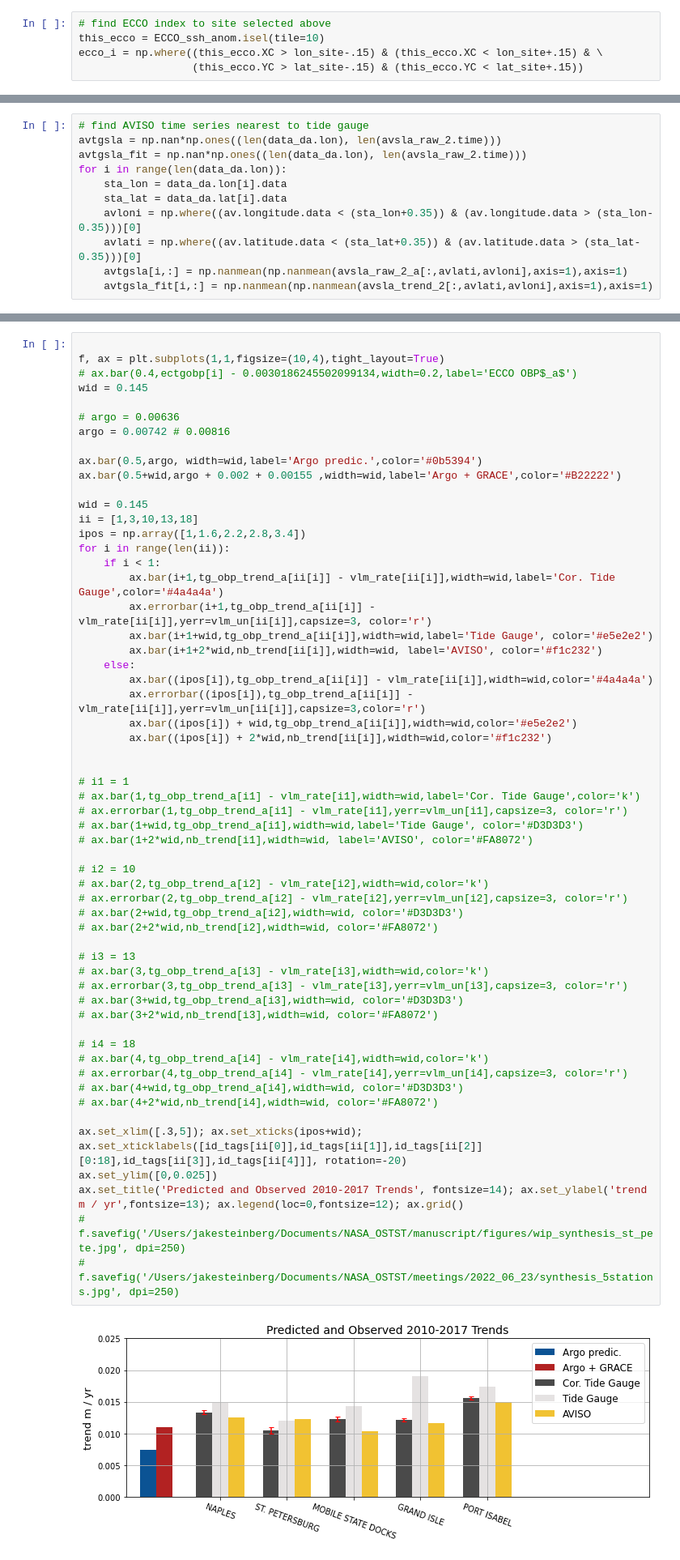
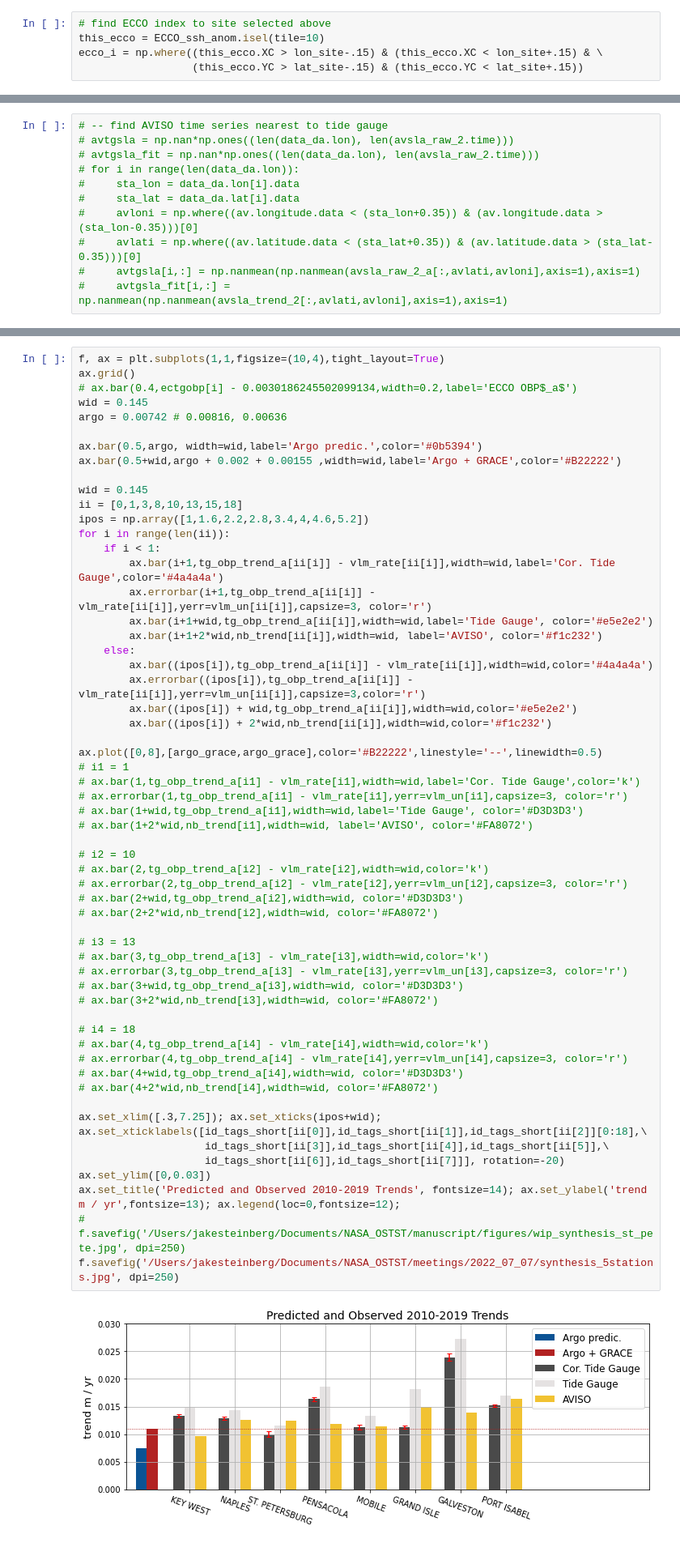
Before and after one commit to jakesteinberg/nasa_ostst, a Jupyter notebook: tide_gauge.ipynb, the cells around one changed output, grey strips where cells are left out. Shown at 81% size. Cells and saved outputs as stored; diff of their text form.

```diff
--- a/tide_gauge.ipynb
+++ b/tide_gauge.ipynb
@@ -473,11 +474,11 @@ for i in range(len(data_da.lon)):
 # %%
-# find AVISO time series nearest to tide gauge
-avtgsla = np.nan*np.ones((len(data_da.lon), len(avsla_raw_2.time)))
-avtgsla_fit = np.nan*np.ones((len(data_da.lon), len(avsla_raw_2.time)))
-for i in range(len(data_da.lon)):
-    sta_lon = data_da.lon[i].data
-    sta_lat = data_da.lat[i].data
-    avloni = np.where((av.longitude.data < (sta_lon+0.35)) & (av.longitude.data > (sta_lon-0.35)))[0]
-    avlati = np.where((av.latitude.data < (sta_lat+0.35)) & (av.latitude.data > (sta_lat-0.35)))[0]
-    avtgsla[i,:] = np.nanmean(np.nanmean(avsla_raw_2_a[:,avlati,avloni],axis=1),axis=1)
-    avtgsla_fit[i,:] = np.nanmean(np.nanmean(avsla_trend_2[:,avlati,avloni],axis=1),axis=1)
+# -- find AVISO time series nearest to tide gauge
+# avtgsla = np.nan*np.ones((len(data_da.lon), len(avsla_raw_2.time)))
+# avtgsla_fit = np.nan*np.ones((len(data_da.lon), len(avsla_raw_2.time)))
+# for i in range(len(data_da.lon)):
+#     sta_lon = data_da.lon[i].data
+#     sta_lat = data_da.lat[i].data
+#     avloni = np.where((av.longitude.data < (sta_lon+0.35)) & (av.longitude.data > (sta_lon-0.35)))[0]
+#     avlati = np.where((av.latitude.data < (sta_lat+0.35)) & (av.latitude.data > (sta_lat-0.35)))[0]
+#     avtgsla[i,:] = np.nanmean(np.nanmean(avsla_raw_2_a[:,avlati,avloni],axis=1),axis=1)
+#     avtgsla_fit[i,:] = np.nanmean(np.nanmean(avsla_trend_2[:,avlati,avloni],axis=1),axis=1)
@@ -593,18 +569,16 @@ f.savefig('/Users/jakesteinberg/Documents/NASA_OSTST/meetings/2022_06_23/tide_ga
 # %%
-
 f, ax = plt.subplots(1,1,figsize=(10,4),tight_layout=True)
+ax.grid()
 # ax.bar(0.4,ectgobp[i] - 0.0030186245502099134,width=0.2,label='ECCO OBP$_a$')
 wid = 0.145
-
-# argo = 0.00636
-argo = 0.00742 # 0.00816
+argo = 0.00742 # 0.00816, 0.00636
 
 ax.bar(0.5,argo, width=wid,label='Argo predic.',color='#0b5394')
 ax.bar(0.5+wid,argo + 0.002 + 0.00155 ,width=wid,label='Argo + GRACE',color='#B22222')
 
 wid = 0.145
-ii = [1,3,10,13,18]
-ipos = np.array([1,1.6,2.2,2.8,3.4])
+ii = [0,1,3,8,10,13,15,18]
+ipos = np.array([1,1.6,2.2,2.8,3.4,4,4.6,5.2])
 for i in range(len(ii)):
     if i < 1:
         ax.bar(i+1,tg_obp_trend_a[ii[i]] - vlm_rate[ii[i]],width=wid,label='Cor. Tide Gauge',color='#4a4a4a')
@@ -616,40 +590,42 @@ for i in range(len(ii)):
         ax.errorbar((ipos[i]),tg_obp_trend_a[ii[i]] - vlm_rate[ii[i]],yerr=vlm_un[ii[i]],capsize=3,color='r')
         ax.bar((ipos[i]) + wid,tg_obp_trend_a[ii[i]],width=wid,color='#e5e2e2')
         ax.bar((ipos[i]) + 2*wid,nb_trend[ii[i]],width=wid,color='#f1c232')
 
-
+ax.plot([0,8],[argo_grace,argo_grace],color='#B22222',linestyle='--',linewidth=0.5)
 # i1 = 1
 # ax.bar(1,tg_obp_trend_a[i1] - vlm_rate[i1],width=wid,label='Cor. Tide Gauge',color='k')
 # ax.errorbar(1,tg_obp_trend_a[i1] - vlm_rate[i1],yerr=vlm_un[i1],capsize=3, color='r')
 # ax.bar(1+wid,tg_obp_trend_a[i1],width=wid,label='Tide Gauge', color='#D3D3D3')
 # ax.bar(1+2*wid,nb_trend[i1],width=wid, label='AVISO', color='#FA8072')
 
 # i2 = 10
 # ax.bar(2,tg_obp_trend_a[i2] - vlm_rate[i2],width=wid,color='k')
 # ax.errorbar(2,tg_obp_trend_a[i2] - vlm_rate[i2],yerr=vlm_un[i2],capsize=3, color='r')
 # ax.bar(2+wid,tg_obp_trend_a[i2],width=wid, color='#D3D3D3')
 # ax.bar(2+2*wid,nb_trend[i2],width=wid, color='#FA8072')
 
 # i3 = 13
 # ax.bar(3,tg_obp_trend_a[i3] - vlm_rate[i3],width=wid,color='k')
 # ax.errorbar(3,tg_obp_trend_a[i3] - vlm_rate[i3],yerr=vlm_un[i3],capsize=3, color='r')
 # ax.bar(3+wid,tg_obp_trend_a[i3],width=wid, color='#D3D3D3')
 # ax.bar(3+2*wid,nb_trend[i3],width=wid, color='#FA8072')
 
 # i4 = 18
 # ax.bar(4,tg_obp_trend_a[i4] - vlm_rate[i4],width=wid,color='k')
 # ax.errorbar(4,tg_obp_trend_a[i4] - vlm_rate[i4],yerr=vlm_un[i4],capsize=3, color='r')
 # ax.bar(4+wid,tg_obp_trend_a[i4],width=wid, color='#D3D3D3')
 # ax.bar(4+2*wid,nb_trend[i4],width=wid, color='#FA8072')
 
-ax.set_xlim([.3,5]); ax.set_xticks(ipos+wid);
-ax.set_xticklabels([id_tags[ii[0]],id_tags[ii[1]],id_tags[ii[2]][0:18],id_tags[ii[3]],id_tags[ii[4]]], rotation=-20)
-ax.set_ylim([0,0.025])
-ax.set_title('Predicted and Observed 2010-2017 Trends', fontsize=14); ax.set_ylabel('trend m / yr',fontsize=13); ax.legend(loc=0,fontsize=12); ax.grid()
+ax.set_xlim([.3,7.25]); ax.set_xticks(ipos+wid);
+ax.set_xticklabels([id_tags_short[ii[0]],id_tags_short[ii[1]],id_tags_short[ii[2]][0:18],\
+                    id_tags_short[ii[3]],id_tags_short[ii[4]],id_tags_short[ii[5]],\
+                    id_tags_short[ii[6]],id_tags_short[ii[7]]], rotation=-20)
+ax.set_ylim([0,0.03])
+ax.set_title('Predicted and Observed 2010-2019 Trends', fontsize=14); ax.set_ylabel('trend m / yr',fontsize=13); ax.legend(loc=0,fontsize=12);
 # f.savefig('/Users/jakesteinberg/Documents/NASA_OSTST/manuscript/figures/wip_synthesis_st_pete.jpg', dpi=250)
-# f.savefig('/Users/jakesteinberg/Documents/NASA_OSTST/meetings/2022_06_23/synthesis_5stations.jpg', dpi=250)
+f.savefig('/Users/jakesteinberg/Documents/NASA_OSTST/meetings/2022_07_07/synthesis_5stations.jpg', dpi=250)
 # %% [output]
-[figure, old version]
+[figure, new version]
 # %%
 tg_obp_trend_a_mvlm - 0.00355
 # %% [output]
```
Also changed, not shown: parts of 30 cells of this notebook, 4 other files.
